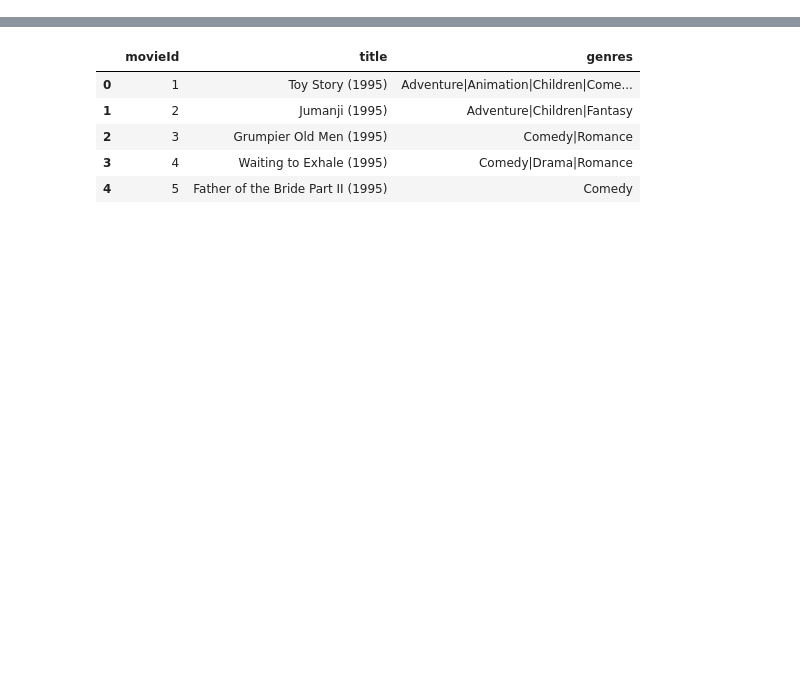
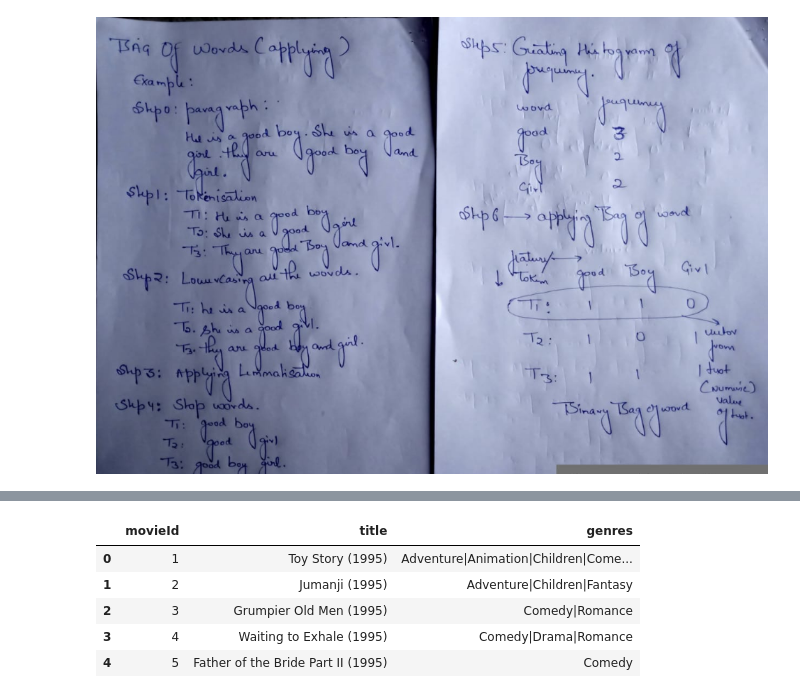
Before and after one commit to Abhinav7272/movie-recommentation-system-, a Jupyter notebook: mrs.ipynb, the cells around one changed output, grey strips where cells are left out. Cells and saved outputs as stored; diff of their text form; code cells hidden in the pictures; blank space fills up the shorter version.

```diff
--- a/mrs.ipynb
+++ b/mrs.ipynb
@@ -0,0 +83,5 @@
+# %%
+from IPython.display import Image
+Image(filename='bagofwords.png',width=700, height=600)
+# %% [output]
+[figure, added]
```
Also changed, not shown: parts of 77 cells of this notebook, 7 other files.
